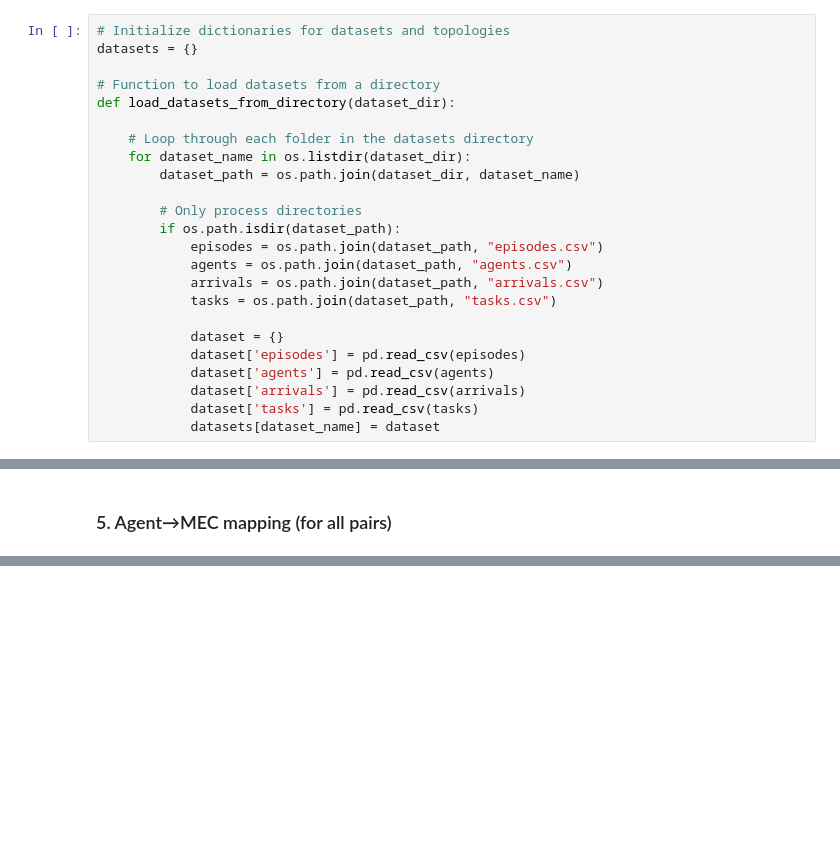
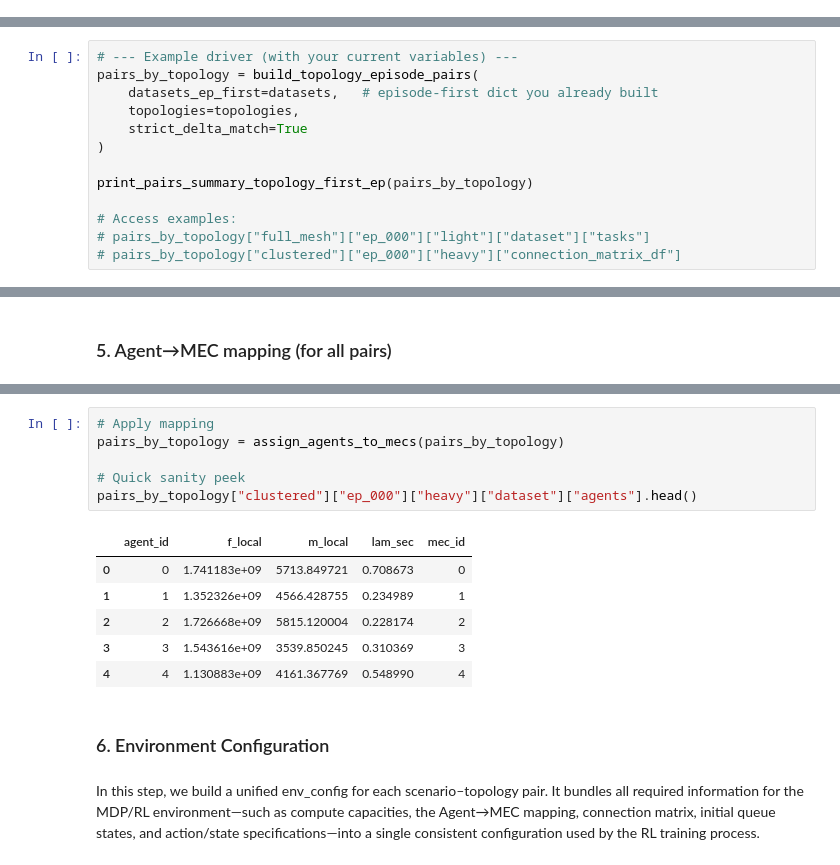
Before and after one commit to niusha-yaghini/Clustering-based-MARL-Offloading-in-Edge-Computing, a Jupyter notebook: Algorithm/Algorithm.ipynb, the cells around one changed output, grey strips where cells are left out. Cells and saved outputs as stored; diff of their text form; blank space fills up the shorter version.

```diff
--- a/Algorithm/Algorithm.ipynb
+++ b/Algorithm/Algorithm.ipynb
@@ -16,27 +17,3 @@ dataset_dir = '../Data_Generator/datasets'
 topology_dir = '../Topology_Generator/topologies'
 # %% [markdown]
 Loading dataset
-# %%
-# Initialize dictionaries for datasets and topologies
-datasets = {}
-
-# Function to load datasets from a directory
-def load_datasets_from_directory(dataset_dir):
-
-    # Loop through each folder in the datasets directory
-    for dataset_name in os.listdir(dataset_dir):
-        dataset_path = os.path.join(dataset_dir, dataset_name)
-
-        # Only process directories
-        if os.path.isdir(dataset_path):
-            episodes = os.path.join(dataset_path, "episodes.csv")
-            agents = os.path.join(dataset_path, "agents.csv")
-            arrivals = os.path.join(dataset_path, "arrivals.csv")
-            tasks = os.path.join(dataset_path, "tasks.csv")
-
-            dataset = {}
-            dataset['episodes'] = pd.read_csv(episodes)
-            dataset['agents'] = pd.read_csv(agents)
-            dataset['arrivals'] = pd.read_csv(arrivals)
-            dataset['tasks'] = pd.read_csv(tasks)
-            datasets[dataset_name] = dataset
@@ -842,0 +949,13 @@ print_pairs_summary_topology_first(pairs_by_topology)
+# %%
+# --- Example driver (with your current variables) ---
+pairs_by_topology = build_topology_episode_pairs(
+    datasets_ep_first=datasets,   # episode-first dict you already built
+    topologies=topologies,
+    strict_delta_match=True
+)
+
+print_pairs_summary_topology_first_ep(pairs_by_topology)
+
+# Access examples:
+# pairs_by_topology["full_mesh"]["ep_000"]["light"]["dataset"]["tasks"]
+# pairs_by_topology["clustered"]["ep_000"]["heavy"]["connection_matrix_df"]
@@ -844,0 +1025,18 @@ print_pairs_summary_topology_first(pairs_by_topology)
+# %%
+# Apply mapping
+pairs_by_topology = assign_agents_to_mecs(pairs_by_topology)
+
+# Quick sanity peek
+pairs_by_topology["clustered"]["ep_000"]["heavy"]["dataset"]["agents"].head()
+# %% [output]
+|  | agent_id | f_local | m_local | lam_sec | mec_id |
+| 0 | 0 | 1.741183e+09 | 5713.849721 | 0.708673 | 0 |
+| 1 | 1 | 1.352326e+09 | 4566.428755 | 0.234989 | 1 |
+| 2 | 2 | 1.726668e+09 | 5815.120004 | 0.228174 | 2 |
+| 3 | 3 | 1.543616e+09 | 3539.850245 | 0.310369 | 3 |
+| 4 | 4 | 1.130883e+09 | 4161.367769 | 0.548990 | 4 |
+# %% [markdown]
+<h3> 6. Environment Configuration </h3>
+# %% [markdown]
+In this step, we build a unified env_config for each scenario–topology pair.
+It bundles all required information for the MDP/RL environment—such as compute capacities, the Agent→MEC mapping, connection matrix, initial queue states, and action/state specifications—into a single consistent configuration used by the RL training process.
```
Also changed, not shown: parts of 16 cells of this notebook, 1 other file.
